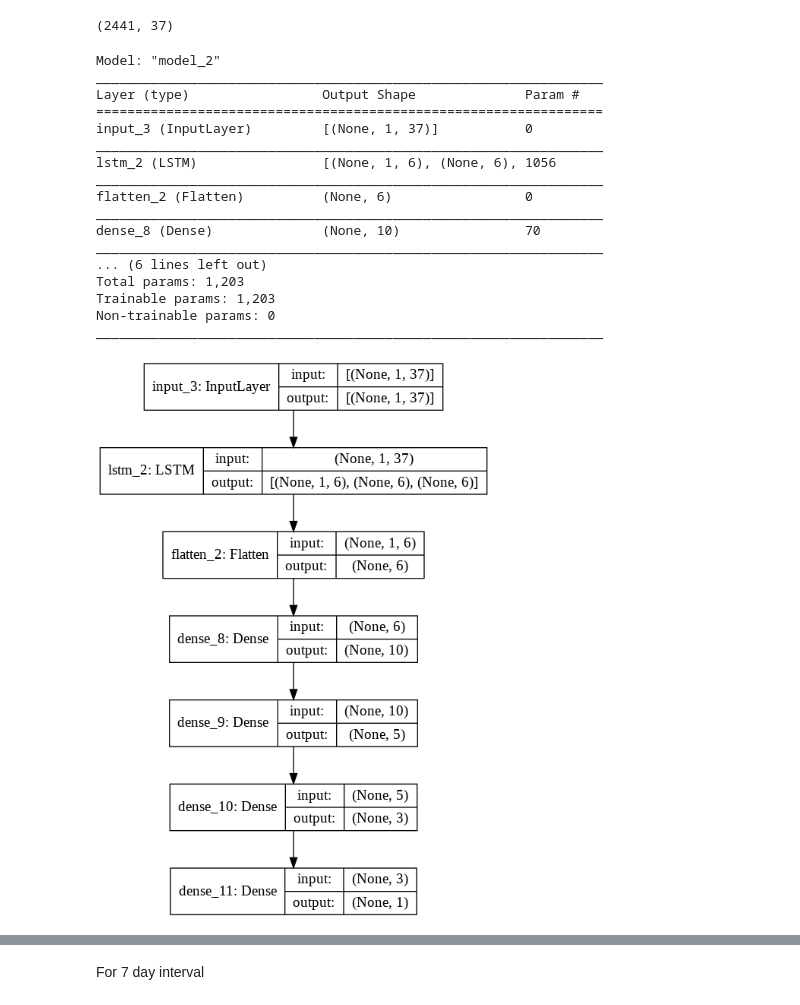
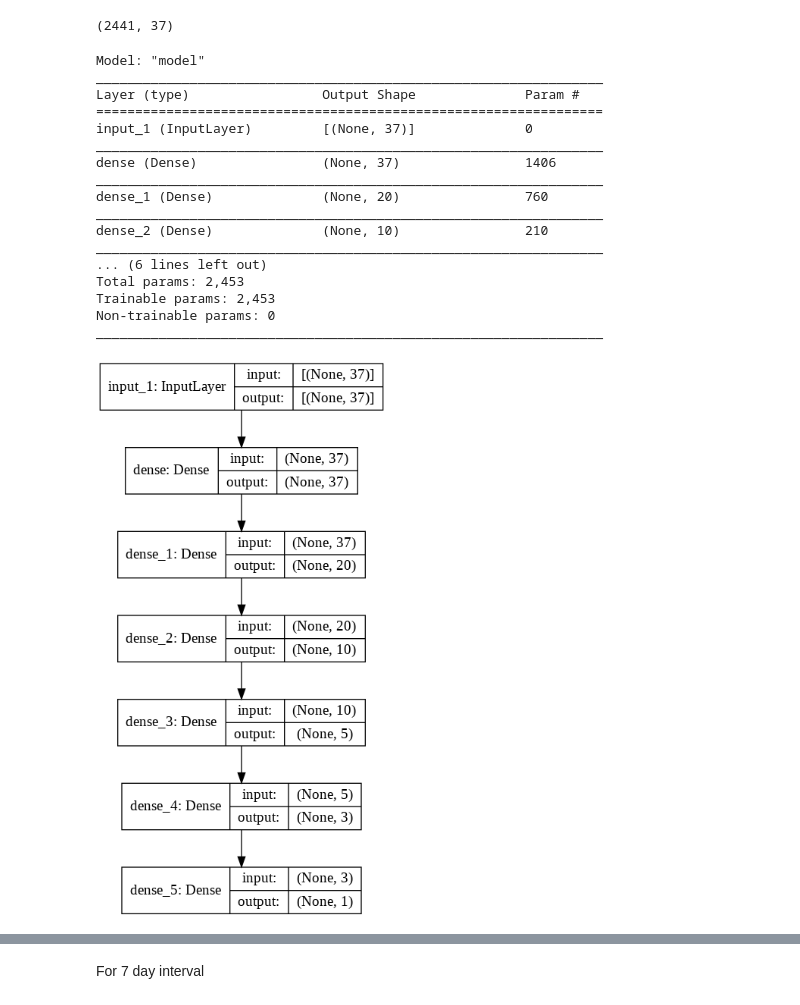
Before and after one commit to skillnerve/DataScience-Projects, a Jupyter notebook: BTC.ipynb, the cells around one changed output, grey strips where cells are left out. Drawn from its saved outputs; the diff is of its cells as text; code cells hidden in the pictures.

```diff
--- a/BTC.ipynb
+++ b/BTC.ipynb
@@ -226,33 +226,35 @@ x_train = scaler.transform(x_train)
 x_cv = scaler.transform(x_cv)
 x_test = scaler.transform(x_test)
 # %%
-input_path1= Input(shape=(1,37))
-lstm_output, lstm_state_h, lstm_state_c =LSTM(6,return_sequences=True,return_state=True)(input_path1)
-Flatten1=Flatten()(lstm_output)
-Dense1=Dense(10,activation='relu',kernel_initializer='he_uniform')(Flatten1)
-Dense2=Dense(5,activation='relu',kernel_initializer='he_uniform')(Dense1)
-Dense3=Dense(3,activation='relu',kernel_initializer='he_uniform')(Dense2)
-Dense4=Dense(1,activation='linear',kernel_initializer='he_uniform')(Dense3)
-model= Model(inputs=input_path1,outputs=Dense4)
+input_path1= Input(shape=(37))
+# lstm_output, lstm_state_h, lstm_state_c =LSTM(1,return_sequences=True,return_state=True)(input_path1)
+# Flatten1=Flatten()(lstm_output)
+Dense1=Dense(37,activation='relu',kernel_initializer='he_uniform')(input_path1)
+Dense2=Dense(20,activation='relu',kernel_initializer='he_uniform')(Dense1)
+Dense3=Dense(10,activation='relu',kernel_initializer='he_uniform')(Dense2)
+Dense4=Dense(5,activation='relu',kernel_initializer='he_uniform')(Dense3)
+Dense5=Dense(3,activation='relu',kernel_initializer='he_uniform')(Dense4)
+Dense6=Dense(1,activation='relu',kernel_initializer='he_uniform')(Dense5)
+model= Model(inputs=input_path1,outputs=Dense6)
 model.summary()
 dot_img_file = '/tmp/model_1.png'
 tf.keras.utils.plot_model(model, to_file=dot_img_file, show_shapes=True)
 # %% [output]
-Model: "model_2"
+Model: "model"
 _________________________________________________________________
 Layer (type)                 Output Shape              Param #
 =================================================================
-input_3 (InputLayer)         [(None, 1, 37)]           0
+input_1 (InputLayer)         [(None, 37)]              0
 _________________________________________________________________
-lstm_2 (LSTM)                [(None, 1, 6), (None, 6), 1056
+dense (Dense)                (None, 37)                1406
 _________________________________________________________________
-flatten_2 (Flatten)          (None, 6)                 0
+dense_1 (Dense)              (None, 20)                760
 _________________________________________________________________
-dense_8 (Dense)              (None, 10)                70
+dense_2 (Dense)              (None, 10)                210
 _________________________________________________________________
 ... (6 lines left out)
-Total params: 1,203
-Trainable params: 1,203
+Total params: 2,453
+Trainable params: 2,453
 Non-trainable params: 0
 _________________________________________________________________
-[figure, old version]
+[figure, new version]
```
Also changed, not shown: parts of 17 cells of this notebook.
